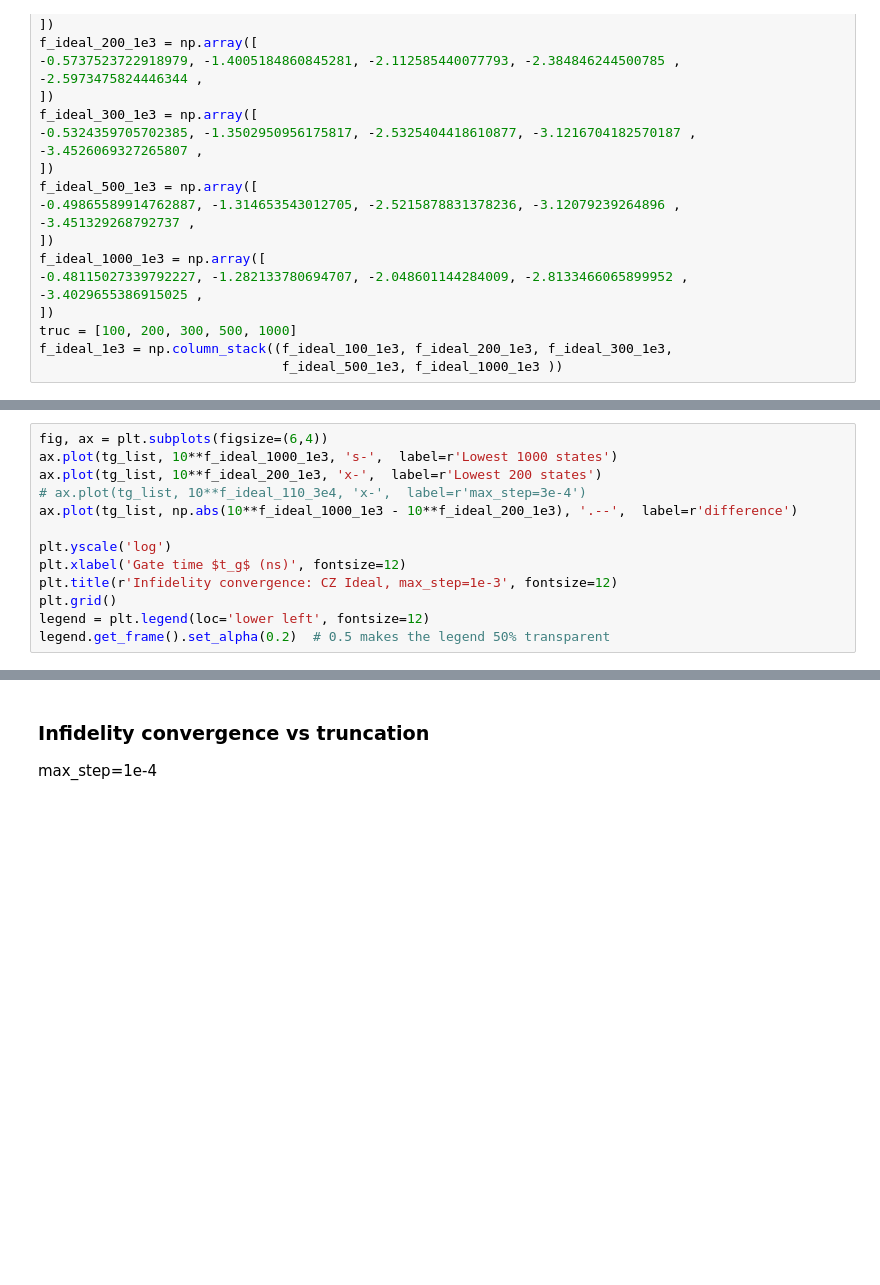
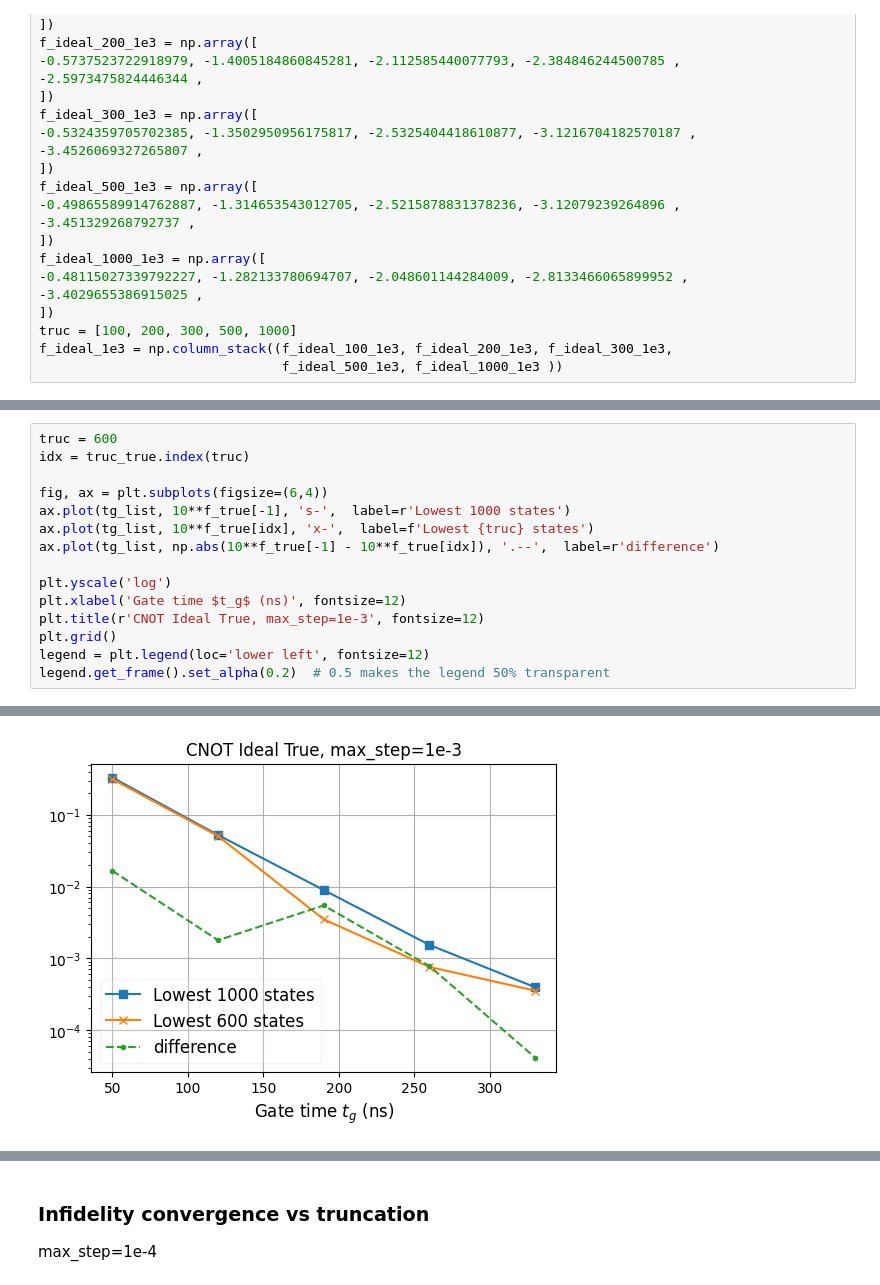
Before and after one commit to Zhenxing2020/two_qubit_gate_for_zero_pi_qubit, a Jupyter notebook: cnot/cnot_fidelity_plot.ipynb, the cells around one changed output, grey strips where cells are left out. Cells and saved outputs as stored; diff of their text form; blank space fills up the shorter version.

```diff
--- a/cnot/cnot_fidelity_plot.ipynb
+++ b/cnot/cnot_fidelity_plot.ipynb
@@ -67,13 +189,15 @@ f_ideal_1e3 = np.column_stack((f_ideal_100_1e3, f_ideal_200_1e3, f_ideal_300_1e3
 # %%
+truc = 600
+idx = truc_true.index(truc)
+
 fig, ax = plt.subplots(figsize=(6,4))
-ax.plot(tg_list, 10**f_ideal_1000_1e3, 's-',  label=r'Lowest 1000 states')
-ax.plot(tg_list, 10**f_ideal_200_1e3, 'x-',  label=r'Lowest 200 states')
-# ax.plot(tg_list, 10**f_ideal_110_3e4, 'x-',  label=r'max_step=3e-4')
-ax.plot(tg_list, np.abs(10**f_ideal_1000_1e3 - 10**f_ideal_200_1e3), '.--',  label=r'difference')
+ax.plot(tg_list, 10**f_true[-1], 's-',  label=r'Lowest 1000 states')
+ax.plot(tg_list, 10**f_true[idx], 'x-',  label=f'Lowest {truc} states')
+ax.plot(tg_list, np.abs(10**f_true[-1] - 10**f_true[idx]), '.--',  label=r'difference')
 
 plt.yscale('log')
 plt.xlabel('Gate time $t_g$ (ns)', fontsize=12)
-plt.title(r'Infidelity convergence: CZ Ideal, max_step=1e-3', fontsize=12)
+plt.title(r'CNOT Ideal True, max_step=1e-3', fontsize=12)
 plt.grid()
 legend = plt.legend(loc='lower left', fontsize=12)
 legend.get_frame().set_alpha(0.2)  # 0.5 makes the legend 50% transparent
@@ -81,0 +205 @@ legend.get_frame().set_alpha(0.2)  # 0.5 makes the legend 50% transparent
+[figure, added]
```
Also changed, not shown: parts of 15 cells of this notebook, 2 other files.
